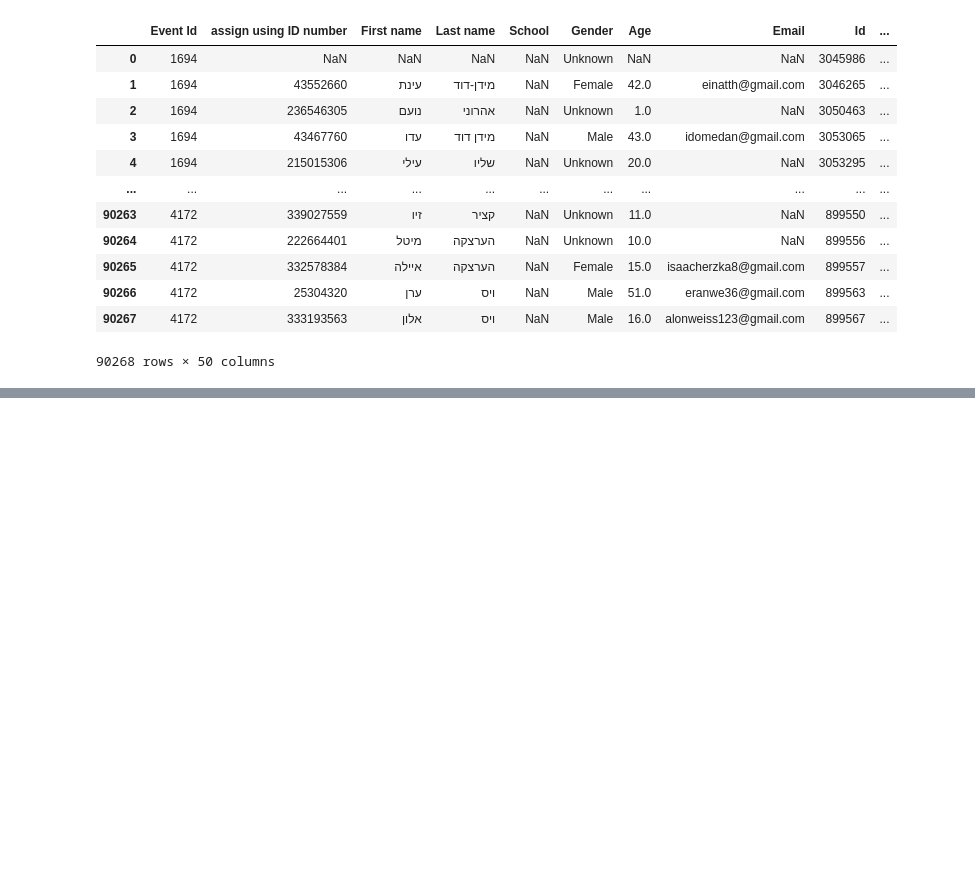
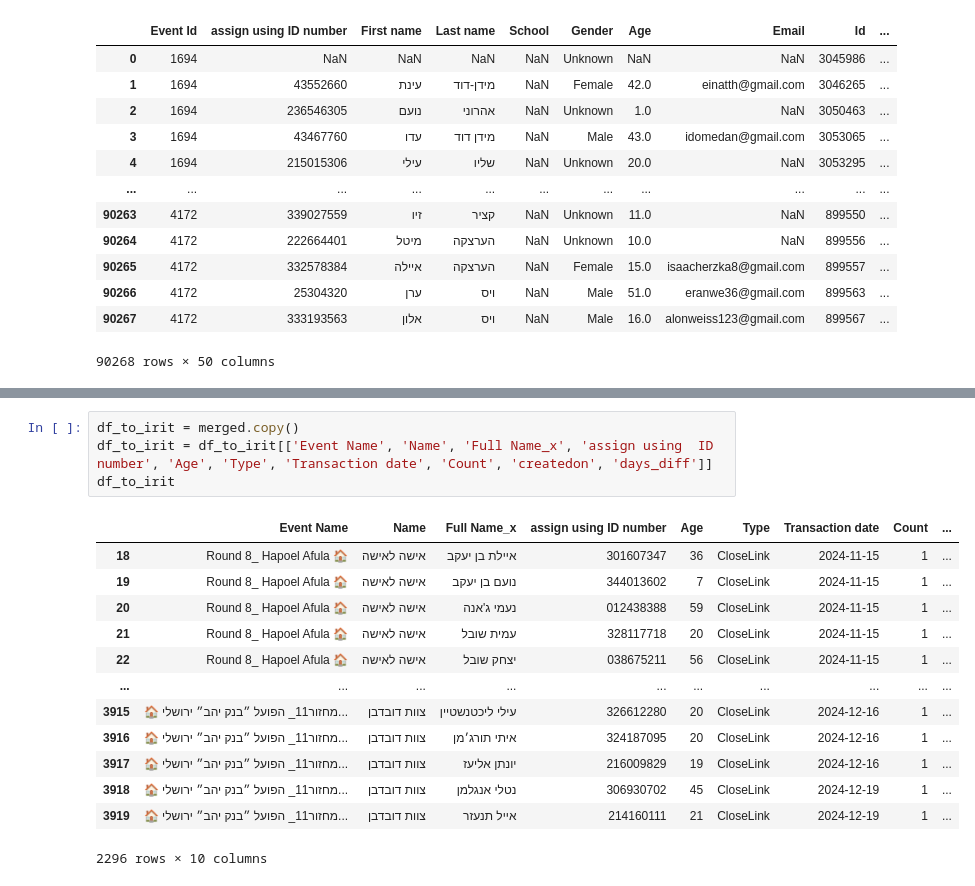
Before and after one commit to HapoelProd/GeneralRepo, a Jupyter notebook: Segments/CloseLink_Vouchers/Working games.ipynb, the cells around one changed output, grey strips where cells are left out. Drawn from its saved outputs; the diff is of its cells as text; blank space fills up the shorter version.

```diff
--- a/Segments/CloseLink_Vouchers/Working games.ipynb
+++ b/Segments/CloseLink_Vouchers/Working games.ipynb
@@ -276,0 +386,18 @@ all_raw_data
+# %%
+df_to_irit = merged.copy()
+df_to_irit = df_to_irit[['Event Name', 'Name', 'Full Name_x', 'assign using  ID number', 'Age', 'Type', 'Transaction date', 'Count', 'createdon', 'days_diff']]
+df_to_irit
+# %% [output]
+|  | Event Name | Name | Full Name_x | assign using ID number | Age | Type | Transaction date | Count | ... |
+| 18 | Round 8_ Hapoel Afula 🏠 | אישה לאישה | איילת בן יעקב | 301607347 | 36 | CloseLink | 2024-11-15 | 1 | ... |
+| 19 | Round 8_ Hapoel Afula 🏠 | אישה לאישה | נועם בן יעקב | 344013602 | 7 | CloseLink | 2024-11-15 | 1 | ... |
+| 20 | Round 8_ Hapoel Afula 🏠 | אישה לאישה | נעמי ג'אנה | 012438388 | 59 | CloseLink | 2024-11-15 | 1 | ... |
+| 21 | Round 8_ Hapoel Afula 🏠 | אישה לאישה | עמית שובל | 328117718 | 20 | CloseLink | 2024-11-15 | 1 | ... |
+| 22 | Round 8_ Hapoel Afula 🏠 | אישה לאישה | יצחק שובל | 038675211 | 56 | CloseLink | 2024-11-15 | 1 | ... |
+| ... | ... | ... | ... | ... | ... | ... | ... | ... | ... |
+| 3915 | 🏠 מחזור11_ הפועל ״בנק יהב״ ירושלי... | צוות דובדבן | עילי ליכטנשטיין | 326612280 | 20 | CloseLink | 2024-12-16 | 1 | ... |
+| 3916 | 🏠 מחזור11_ הפועל ״בנק יהב״ ירושלי... | צוות דובדבן | איתי תורג׳מן | 324187095 | 20 | CloseLink | 2024-12-16 | 1 | ... |
+| 3917 | 🏠 מחזור11_ הפועל ״בנק יהב״ ירושלי... | צוות דובדבן | יונתן אליעז | 216009829 | 19 | CloseLink | 2024-12-16 | 1 | ... |
+| 3918 | 🏠 מחזור11_ הפועל ״בנק יהב״ ירושלי... | צוות דובדבן | נטלי אנגלמן | 306930702 | 45 | CloseLink | 2024-12-19 | 1 | ... |
+| 3919 | 🏠 מחזור11_ הפועל ״בנק יהב״ ירושלי... | צוות דובדבן | אייל תנעזר | 214160111 | 21 | CloseLink | 2024-12-19 | 1 | ... |
+2296 rows × 10 columns
```
Also changed, not shown: parts of 17 cells of this notebook, 20 other files.
